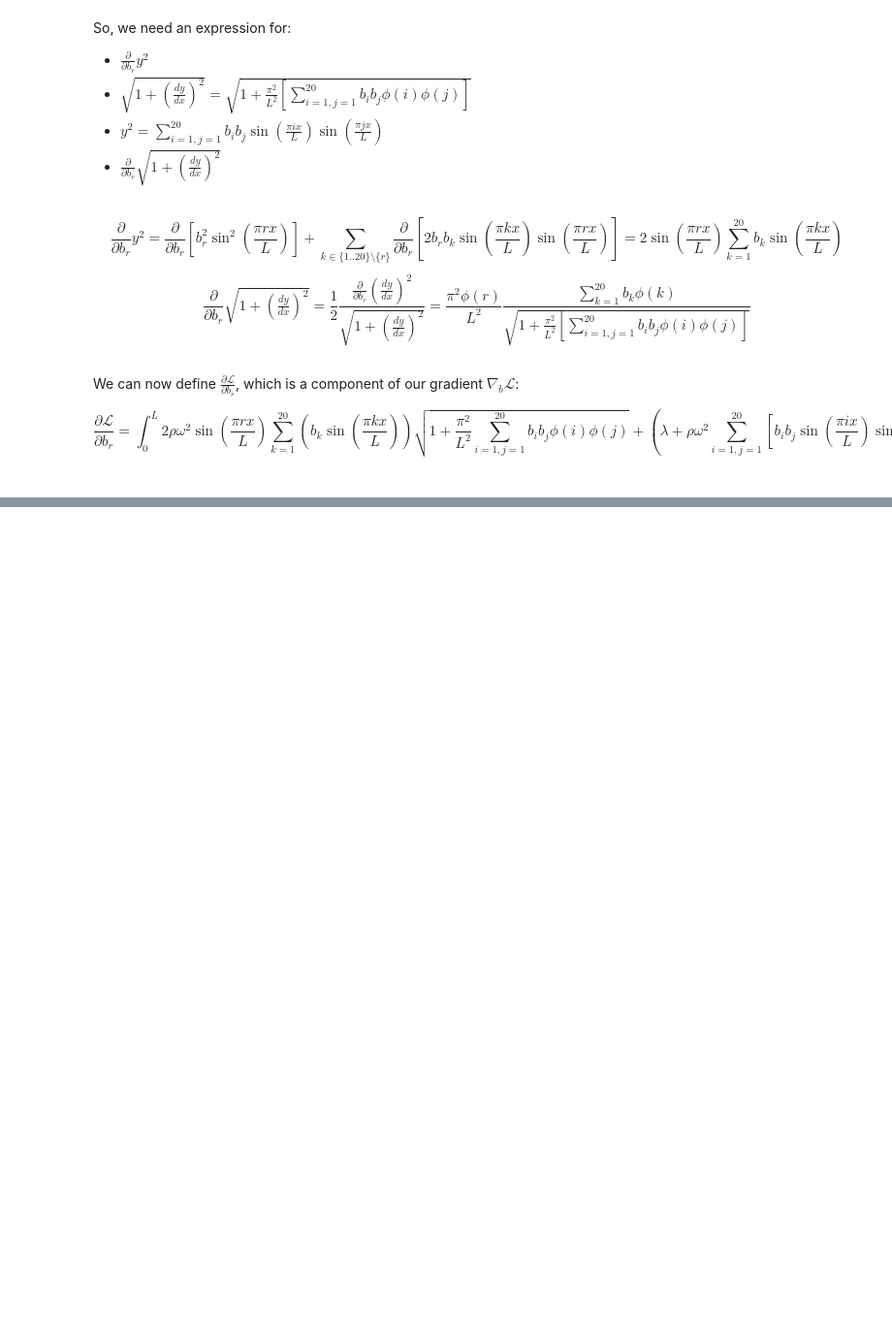
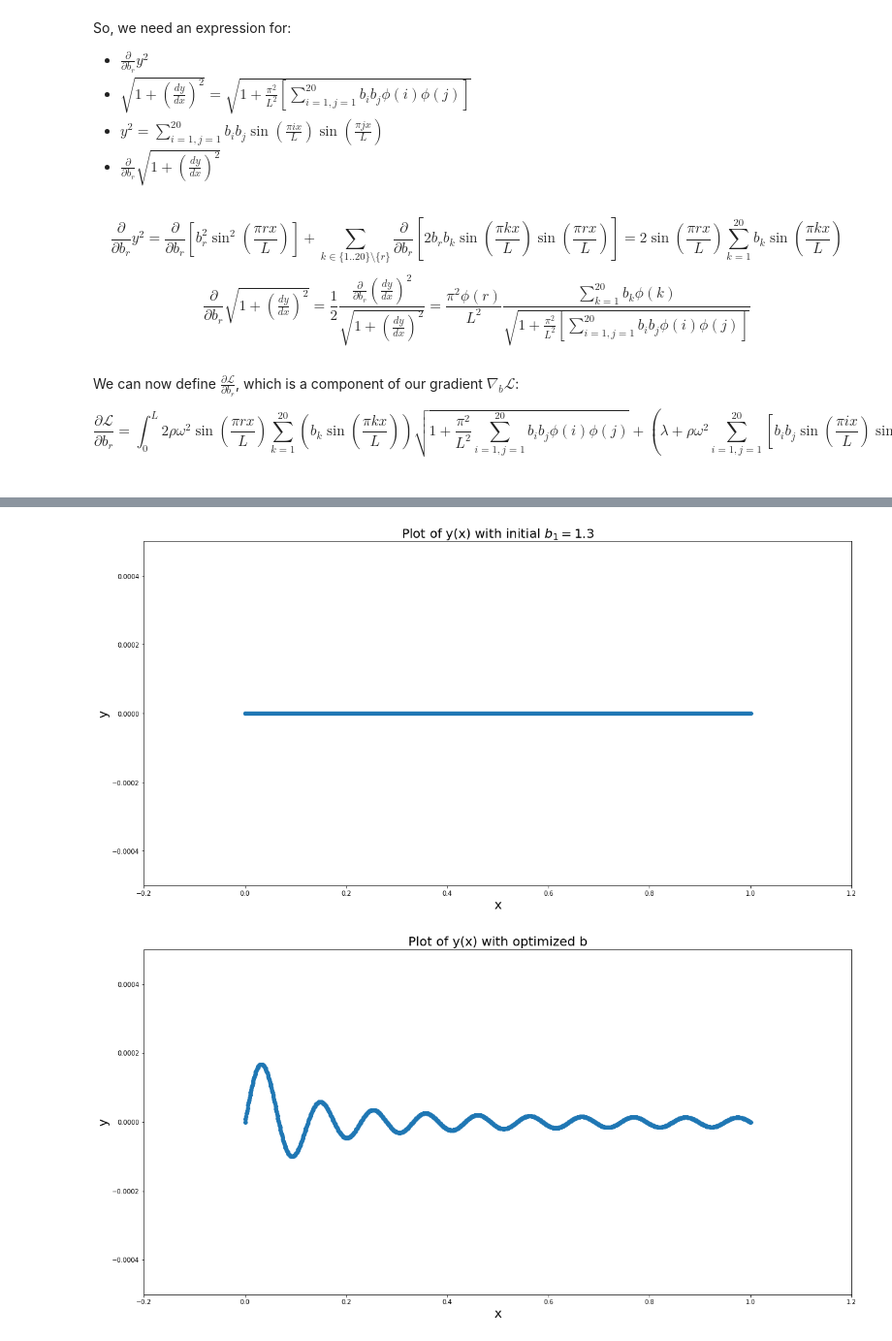
Before and after one commit to jonathanGB/am205, a Jupyter notebook: 5/AM205_HW5.ipynb, the cells around one changed output, grey strips where cells are left out. Shown at 97% size. Cells and saved outputs as stored; diff of their text form; code cells hidden in the pictures; blank space fills up the shorter version.

```diff
--- a/5/AM205_HW5.ipynb
+++ b/5/AM205_HW5.ipynb
@@ -295,0 +397,31 @@ $$ \boxed{\frac{\partial \mathcal{L}}{\partial b_r} =
+# %%
+b_13 = [1.31300000e+02, 5.96046447e-08, 2.68220901e-07, 6.55651092e-07,
+       1.19209289e-06, 1.84774399e-06, 2.65240669e-06, 3.60608101e-06,
+       4.70876693e-06, 5.96046447e-06, 7.36117362e-06, 8.88109207e-06,
+       1.05798244e-05, 1.23977661e-05, 1.43945217e-05, 1.65402889e-05,
+       1.88350677e-05, 2.12490558e-05, 2.38120556e-05, 2.65240669e-05,
+       0.00000000e+00]
+
+def y(x, b):
+    res = 0
+
+    for k in range(20):
+        res += b[k] * np.sin(np.pi * k * x / L)
+
+    return res
+
+def plot_y(b, title, axis):
+    xs = np.linspace(0, 1, 1000)
+
+    plt.figure(figsize=(20,10))
+    plt.title(title, fontsize=20)
+    plt.scatter(xs, [y(x, b) for x in xs])
+    plt.axis(axis)
+    plt.xlabel("x", fontsize=20)
+    plt.ylabel("y", fontsize=20)
+# %%
+plot_y(b_lambda, r"Plot of y(x) with initial $b_1 = 1.3$", [-0.2, 1.2, -0.0005, 0.0005])
+plot_y(b_13, "Plot of y(x) with optimized b", [-0.2, 1.2, -0.0005, 0.0005])
+# %% [output]
+[figure, added]
+[figure, added]
```
Also changed, not shown: parts of 10 cells of this notebook.
